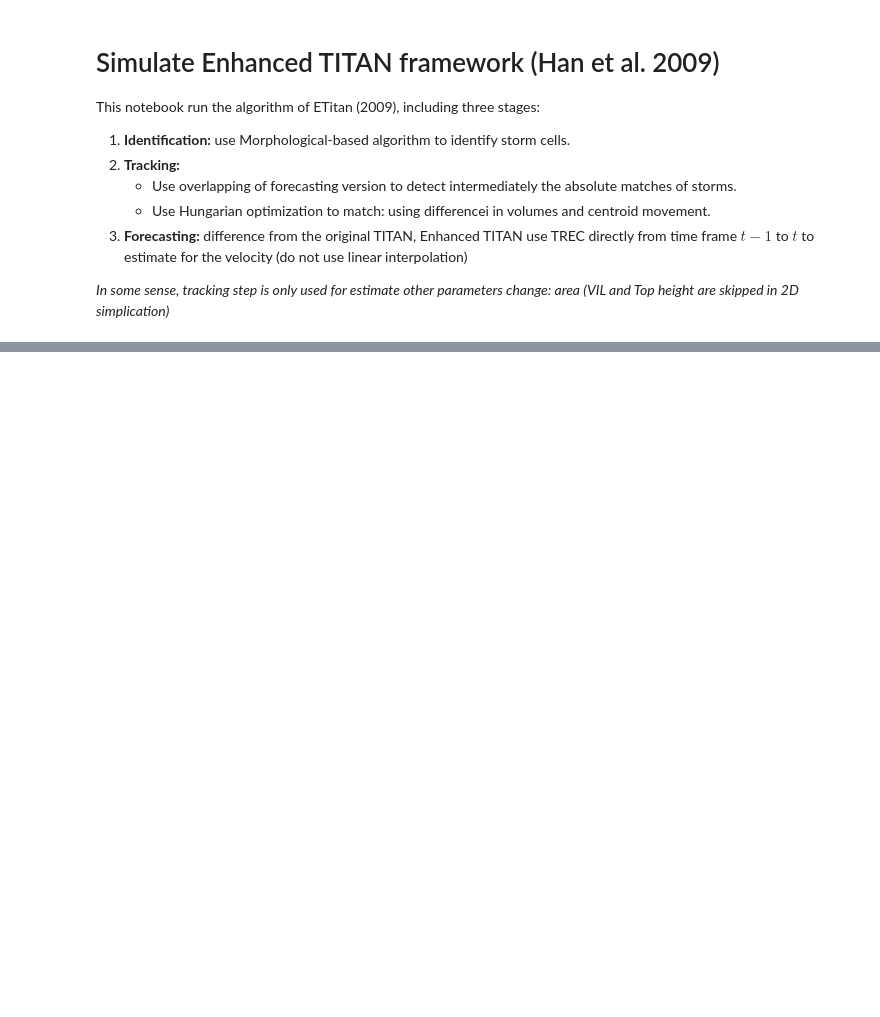
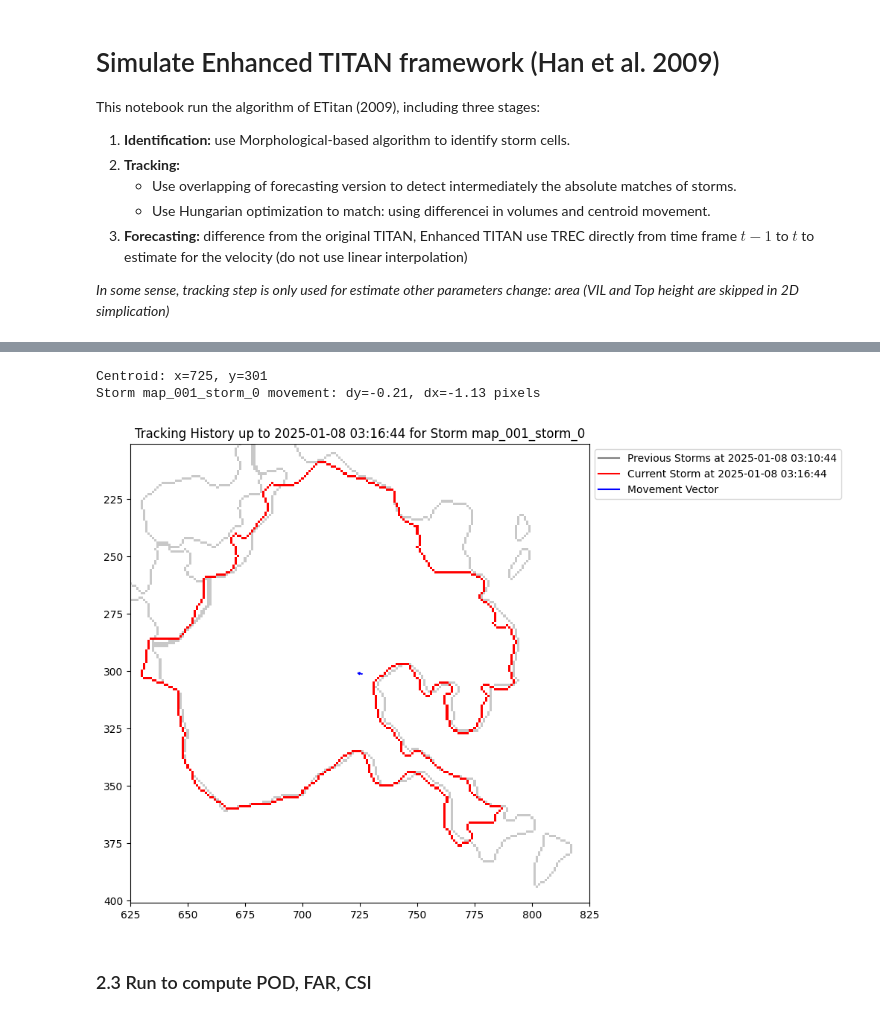
Before and after one commit to trungtranquoc/computer_vision_assignment-thunderstorm_nowcasting, a Jupyter notebook: main.ipynb, the cells around one changed output, grey strips where cells are left out. Drawn from its saved outputs; the diff is of its cells as text; code cells hidden in the pictures; blank space fills up the shorter version.

```diff
--- a/main.ipynb
+++ b/main.ipynb
@@ -90,6 +138,58 @@ plt.show()
 # %%
-# model = ETitanPrecipitationModel(identifier=identifier)
-# model.processing_map(storms_maps[0])  # Process the first storms map to initialize tracking
+import cv2
 
-# for storm in storms_maps[0].storms:
-#     print(f"Storm ID: {storm.id}, Centroid: {storm.centroid}, Area: {storm.contour.area:.2f}")
+identifier = MorphContourIdentifier(n_thresh=3, center_filter=10)
+model = ETitanPrecipitationModel(identifier=identifier)
+
+train_len = 2
+for i in range(train_len):
+    model.processing_map(storms_maps[i])
+
+plt.figure(figsize=(10, 8))
+img_shape = dbz_maps[0][0].shape
+img_shape = (img_shape[0], img_shape[1], 3)
+blank_image = np.ones(img_shape, dtype=np.uint8) * 255
+
+## plot previous storms map
+prev_storms_map = model.storms_maps[-2]
+for storm in prev_storms_map.storms:
+    cv2.drawContours(blank_image, convert_polygons_to_contours([storm.contour]), -1, (200, 200, 200), thickness=1)  # Draw contour in gray
+
+plt.plot([], [], color='gray', label=f"Previous Storms at {prev_storms_map.time_frame}")
+
+# plot current storm + movement history
+curr_idx = 0
+curr_storms_map = model.storms_maps[-1]
+curr_storm = curr_storms_map.storms[curr_idx]
+
+dt = (curr_storms_map.time_frame - prev_storms_map.time_frame).seconds / 3600   # scaled to hour
+
+centroid_y, centroid_x = curr_storm.centroid
+print(f"Centroid: x={centroid_x}, y={centroid_y}")
+cv2.drawContours(blank_image, convert_polygons_to_contours([curr_storm.contour]), -1, (255, 0, 0), thickness=1)  # Draw
+
+plt.plot([], [], color='red', label=f"Current Storm at {curr_storms_map.time_frame}")
+
+# plot movement vector
+movement = curr_storm.get_movement()
+if movement is None:
+    dy, dx = 0.0, 0.0
+else:
+    dy, dx = movement * dt
+
+print(f"Storm {curr_storm.id} movement: dy={dy:.2f}, dx={dx:.2f} pixels")
+plt.arrow(centroid_x-dx, centroid_y-dy, dx, dy, color='blue', head_width=1, head_length=1)
+plt.plot([], [], color='blue', label=f"Movement Vector")
+
+plt.xlim(centroid_x - 100, centroid_x + 100)
+plt.ylim(centroid_y + 100, centroid_y - 100)
+plt.imshow(blank_image, cmap='grey')
+plt.title(f"Tracking History up to {curr_storms_map.time_frame} for Storm {curr_storm.id}")
+plt.legend(loc='upper left', bbox_to_anchor=(1.0, 1.0))
+plt.show()
+# %% [output]
+Centroid: x=725, y=301
+Storm map_001_storm_0 movement: dy=-0.21, dx=-1.13 pixels
+[figure, added]
+# %% [markdown]
+### 2.3 Run to compute POD, FAR, CSI
```
Also changed, not shown: parts of 8 cells of this notebook, 10 other files.
